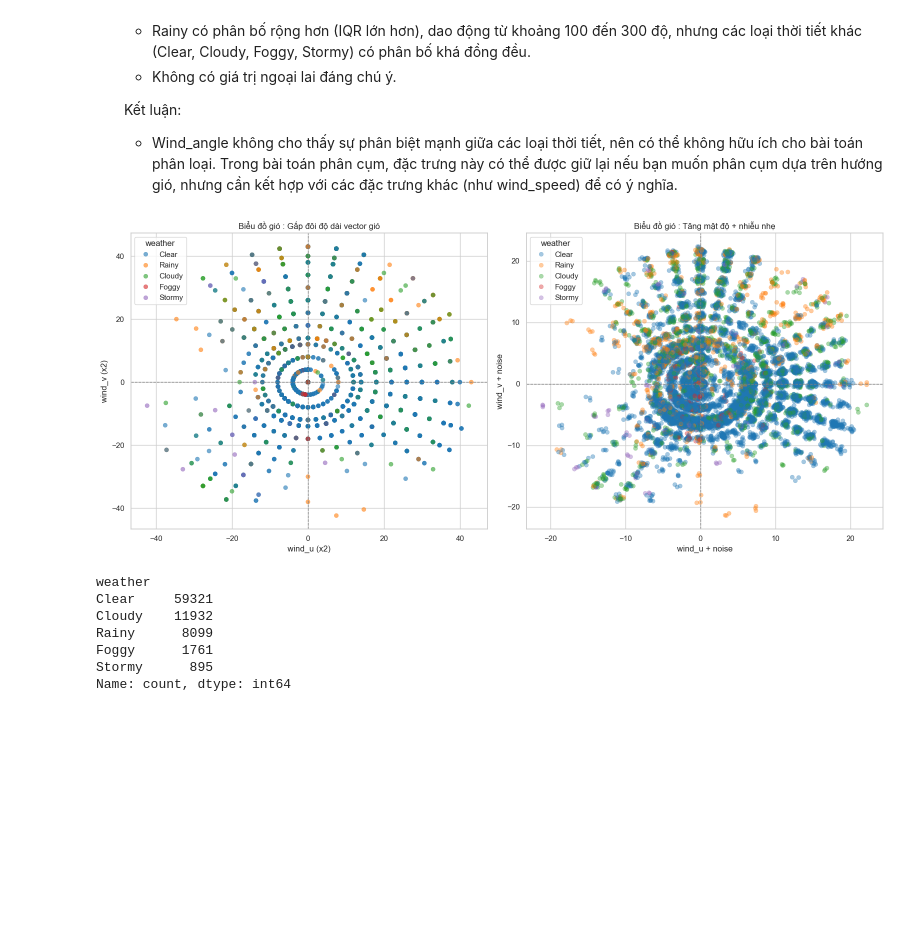
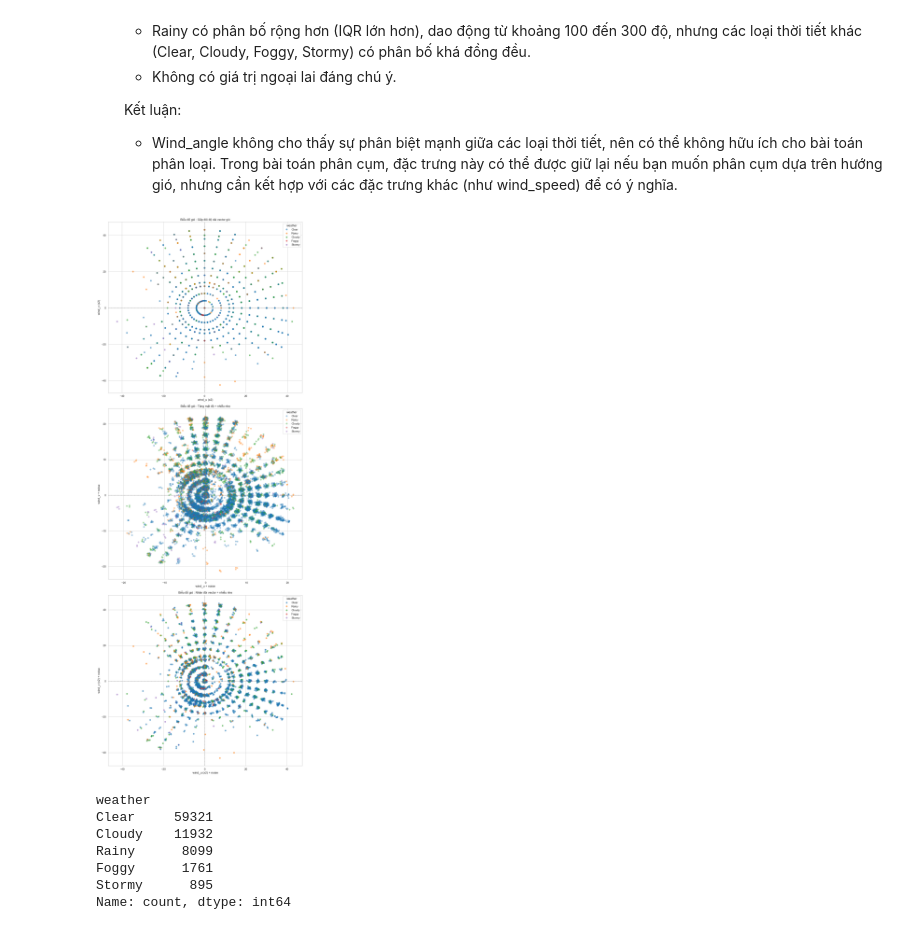
Before and after one commit to WinG-282k4/Weather-forecast, a Jupyter notebook: analyze_data_weather.ipynb, the cells around one changed output. Saved outputs shown, nothing was run; the diff lists cells and outputs as text; code cells hidden in the pictures; blank space fills up the shorter version.

Commit message:
Thêm x2 khoảng cách cho đặc trưng gió

```diff
--- a/analyze_data_weather.ipynb
+++ b/analyze_data_weather.ipynb
@@ -154,36 +154,54 @@ df_scaled['wind_v'] *= 2
 df_augmented = pd.concat([df_sampled]*3, ignore_index=True)
 noise = np.random.normal(loc=0, scale=0.3, size=df_augmented[['wind_u', 'wind_v']].shape)
 df_augmented[['wind_u', 'wind_v']] += noise
 
-# --------- Plot cả 2 biểu đồ để so sánh ----------
-fig, axes = plt.subplots(1, 2, figsize=(16, 7))
+# --------- Cách 4: Nhân đôi vector gió và thêm nhiễu nhỏ ----------
+df_scaled_noise = df_sampled.copy()
+df_scaled_noise['wind_u'] = df_scaled_noise['wind_u'] * 2
+df_scaled_noise['wind_v'] = df_scaled_noise['wind_v'] * 2
+noise = np.random.normal(loc=0, scale=0.4, size=df_scaled_noise[['wind_u', 'wind_v']].shape)
+df_scaled_noise[['wind_u', 'wind_v']] += noise
+
+# --------- Plot cả 3 biểu đồ để so sánh ----------
+fig, axes = plt.subplots(3, 1, figsize=(12, 32))
 
 # Biểu đồ với vector giãn ra
 sns.scatterplot(
     data=df_scaled, x='wind_u', y='wind_v', hue='weather', alpha=0.6,
     palette='tab10', edgecolor=None, ax=axes[0]
 )
 axes[0].axhline(0, color='gray', linestyle='--', lw=1)
 axes[0].axvline(0, color='gray', linestyle='--', lw=1)
 axes[0].set_title("Biểu đồ gió : Gấp đôi độ dài vector gió")
 axes[0].set_xlabel("wind_u (x2)")
 axes[0].set_ylabel("wind_v (x2)")
 
 # Biểu đồ với dữ liệu nhân bản + nhiễu
 sns.scatterplot(
     data=df_augmented, x='wind_u', y='wind_v', hue='weather', alpha=0.4,
     palette='tab10', edgecolor=None, ax=axes[1]
 )
 axes[1].axhline(0, color='gray', linestyle='--', lw=1)
 axes[1].axvline(0, color='gray', linestyle='--', lw=1)
 axes[1].set_title("Biểu đồ gió : Tăng mật độ + nhiễu nhẹ")
 axes[1].set_xlabel("wind_u + noise")
 axes[1].set_ylabel("wind_v + noise")
 
+# Biểu đồ kết hợp nhân đôi vector và thêm nhiễu
+sns.scatterplot(
+    data=df_scaled_noise, x='wind_u', y='wind_v', hue='weather', alpha=0.6,
+    palette='tab10', edgecolor=None, ax=axes[2]
+)
+axes[2].axhline(0, color='gray', linestyle='--', lw=1)
+axes[2].axvline(0, color='gray', linestyle='--', lw=1)
+axes[2].set_title("Biểu đồ gió : Nhân đôi vector + nhiễu nhẹ")
+axes[2].set_xlabel("wind_u (x2) + noise")
+axes[2].set_ylabel("wind_v (x2) + noise")
+
 plt.tight_layout()
 plt.show()
 # %% [output]
-[figure, old version]
+[figure, new version]
 # %%
 print(df['weather'].value_counts())
 # %% [output]
```
